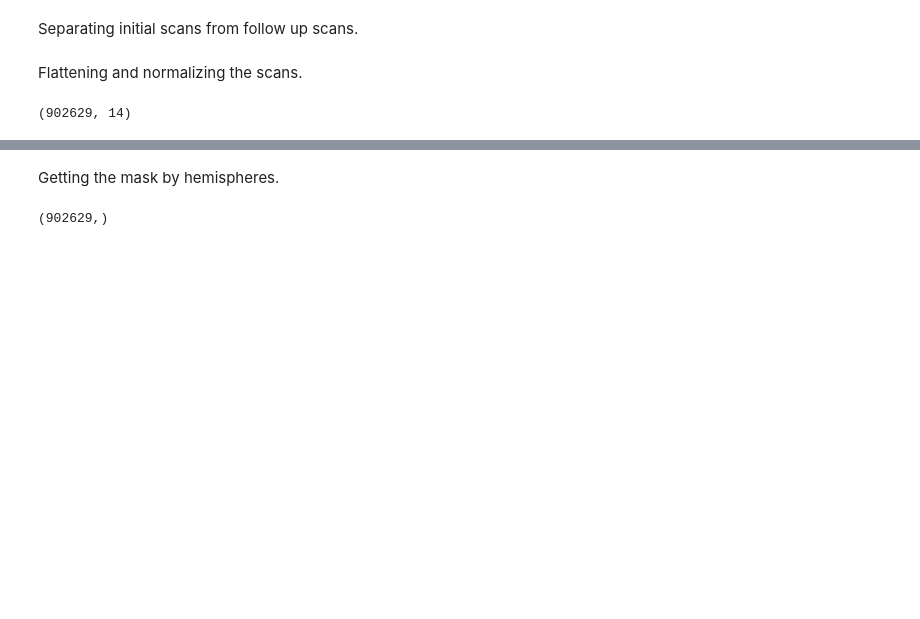
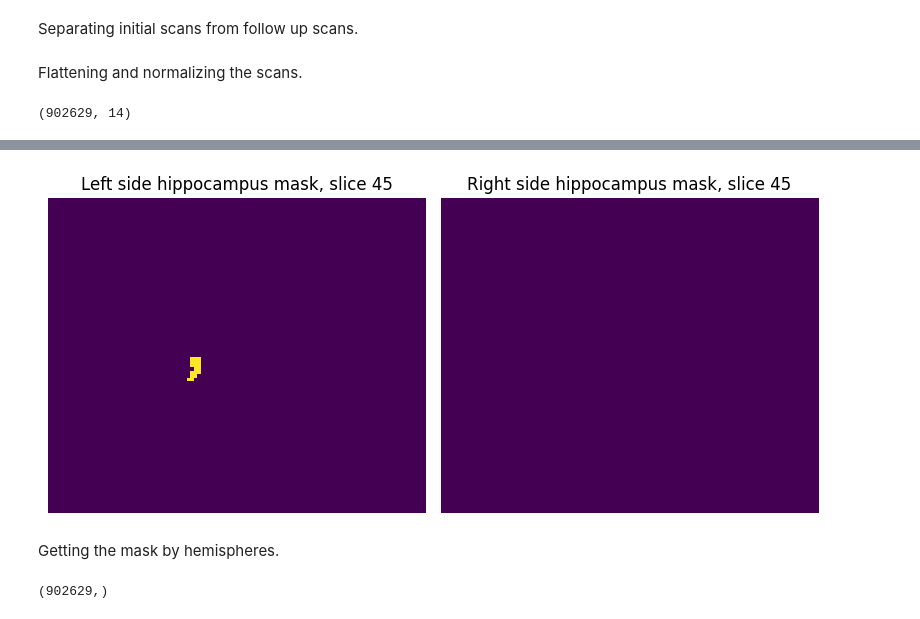
Before and after one commit to Crtox/asymmetryAD, a Jupyter notebook: code/test_retest.ipynb, the cells around one changed output, grey strips where cells are left out. Saved outputs shown, nothing was run; the diff lists cells and outputs as text; code cells hidden in the pictures; blank space fills up the shorter version.

```diff
--- a/code/test_retest.ipynb
+++ b/code/test_retest.ipynb
@@ -161,3 +308,15 @@ print(first_fspgr.shape)
+# %%
+fig, axs = plt.subplots(1, 2, figsize=(8, 5))
+axs[0].imshow(mask_L_hippocampus[:, :, mask_slice_index])
+axs[0].set_title(f'Left side hippocampus mask, slice {mask_slice_index}')
+axs[0].axis('off')
+axs[1].imshow(mask_R_hippocampus[:, :, mask_slice_index])
+axs[1].set_title(f'Right side hippocampus mask, slice {mask_slice_index}')
+axs[1].axis('off')
+plt.tight_layout()
+plt.show()
+# %% [output]
+[figure, added]
 # %% [markdown]
 Getting the mask by hemispheres.
 # %%
```
Also changed, not shown: parts of 16 cells of this notebook, 1 other file.
